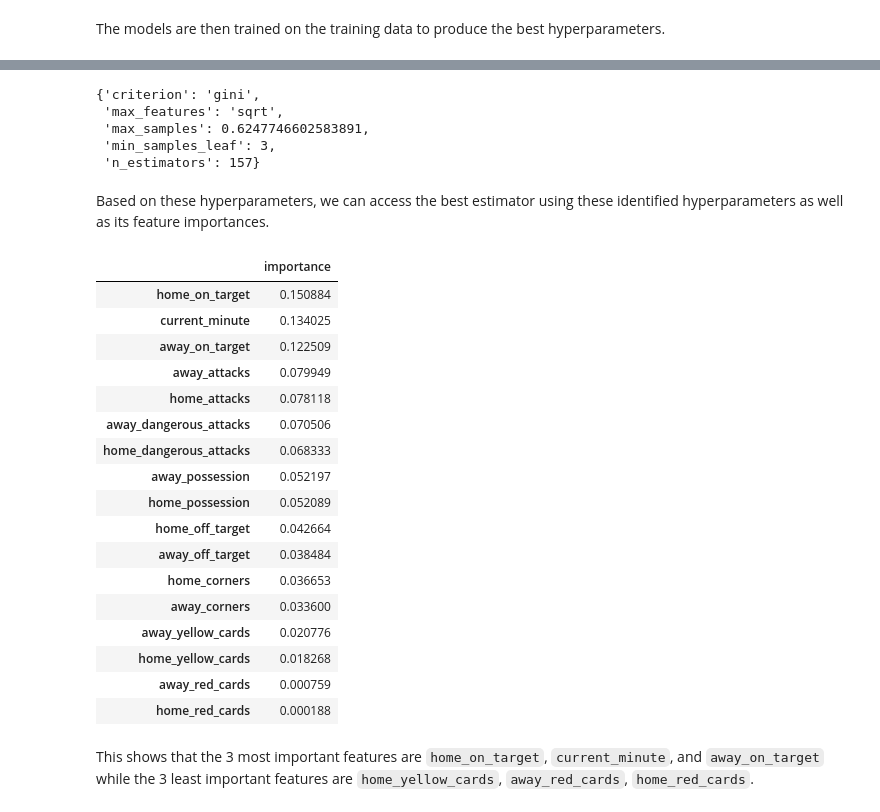
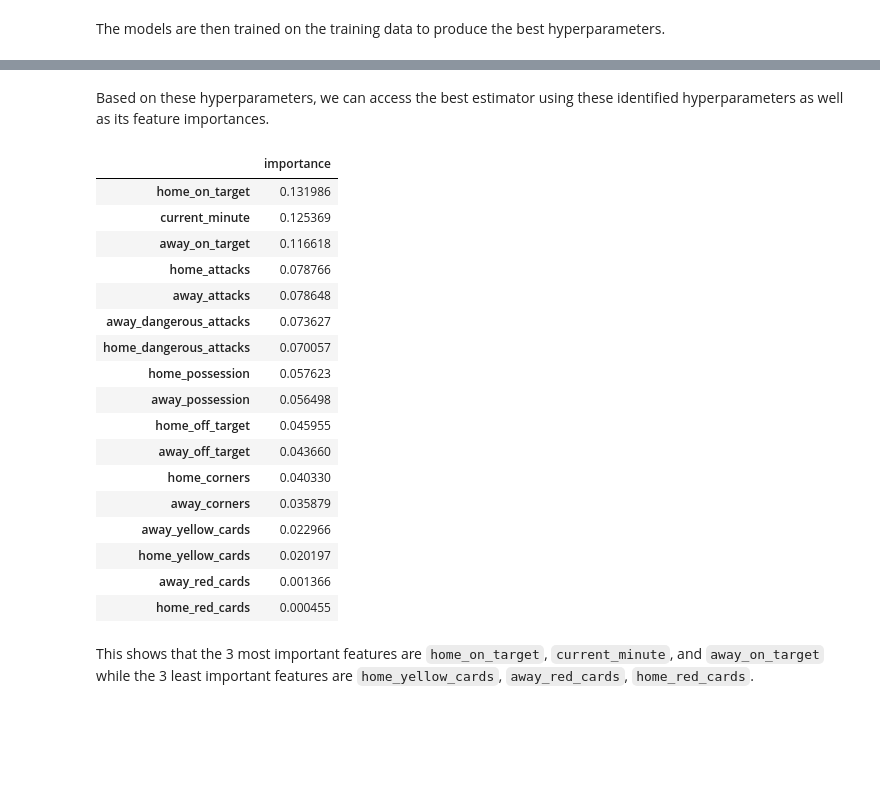
Before and after one commit to boofmax/STINTSY_MCO, a Jupyter notebook: STINTSY_MCO.ipynb, the cells around one changed output, grey strips where cells are left out. Saved outputs shown, nothing was run; the diff lists cells and outputs as text; code cells hidden in the pictures; blank space fills up the shorter version.

```diff
--- a/STINTSY_MCO.ipynb
+++ b/STINTSY_MCO.ipynb
@@ -401,7 +401,7 @@ Here we extract the target values for each instance which will be assigned to th
 2. Else if `home_score` < `away_score`, `target` = 1
 3. Else `target` = 2 (indicating that the scores are equal)
 # %%
-data['target'] = np.where(data['home_score'] > data['away_score'], 0, np.where(data['home_score'] < data['away_score'], 1, 2))
+data['target'] = np.where(data['home_score'] > data['away_score'], "Home Advantage", np.where(data['home_score'] < data['away_score'], "Away Advantage", "Balanced"))
 # %%
 print(data['target'])
 # %% [output]
@@ -479,6 +479,6 @@ A `RandomForestClassifer` object is created and trained with default hyperparame
 
 These hyperparameters were selected given that they were described to have most influence on performance and extraction of feature importance *(Probst et al., 2019)*.
 # %%
-rfc = RandomForestClassifier(random_state=random_state)
+rfc = RandomForestClassifier(random_state=random_state, n_jobs=-1)
 rfc.fit(X_train, y_train)
 # %% [output]
@@ -505,16 +505,16 @@ The above accuracies show that the model performs very well on the training set
 We define the search space for hyperparameter tuning:
 # %%
 hyperparameters_rf = {
-    'n_estimators': randint(50, 300),
+    'n_estimators': [50, 100, 200, 300],
     'criterion': ['gini', 'entropy', 'log_loss'],
-    'min_samples_leaf': randint(1, 10),
+    'min_samples_leaf': [1, 2, 4, 6, 8, 10],
     'max_features': ['sqrt', 'log2', None],
-    'max_samples': uniform(0.1, 1.0)
+    'max_samples': [0.1, 0.3, 0.5, 0.7, 0.9]
 }
 # %% [markdown]
 To tune the hyperparameters of the Random Forest model, the `RandomizedSearchCV` class will be used. We set the the number of combinations to try (n_iter) to `10` and the number of cross valdiation folds to `5`.
 # %%
-rsr = RandomizedSearchCV(estimator=rfc, param_distributions=hyperparameters_rf, n_iter=10, cv=5, random_state=42)
+rsr = RandomizedSearchCV(estimator=rfc, param_distributions=hyperparameters_rf, n_iter=20, cv=7, random_state=42)
 # %% [markdown]
 The models are then trained on the training data to produce the best hyperparameters.
 # %%
@@ -548,38 +534,32 @@ RandomizedSearchCV(cv=5, estimator=RandomForestClassifier(random_state=42),
 # %%
-rsr.best_params_
+hyperparameters_rf_best = rsr.best_params_
-# %% [output]
-{'criterion': 'gini',
- 'max_features': 'sqrt',
- 'max_samples': 0.6247746602583891,
- 'min_samples_leaf': 3,
- 'n_estimators': 157}
 # %% [markdown]
 Based on these hyperparameters, we can access the best estimator using these identified hyperparameters as well as its feature importances.
 # %%
-best_estimator = rsr.best_estimator_
+best_estimator_rf = rsr.best_estimator_
 
-feature_importance = best_estimator.feature_importances_
+feature_importance = best_estimator_rf.feature_importances_
 df_rfc_importance = pd.DataFrame(data=feature_importance, index=data.drop(["target"], axis=1).columns, columns=["importance"])
 df_rfc_importance.sort_values(by="importance", ascending=False)
 # %% [output]
 |  | importance |
-| home_on_target | 0.150884 |
-| current_minute | 0.134025 |
-| away_on_target | 0.122509 |
-| away_attacks | 0.079949 |
-| home_attacks | 0.078118 |
-| away_dangerous_attacks | 0.070506 |
-| home_dangerous_attacks | 0.068333 |
-| away_possession | 0.052197 |
-| home_possession | 0.052089 |
-| home_off_target | 0.042664 |
-| away_off_target | 0.038484 |
-| home_corners | 0.036653 |
-| away_corners | 0.033600 |
-| away_yellow_cards | 0.020776 |
-| home_yellow_cards | 0.018268 |
-| away_red_cards | 0.000759 |
-| home_red_cards | 0.000188 |
+| home_on_target | 0.131986 |
+| current_minute | 0.125369 |
+| away_on_target | 0.116618 |
+| home_attacks | 0.078766 |
+| away_attacks | 0.078648 |
+| away_dangerous_attacks | 0.073627 |
+| home_dangerous_attacks | 0.070057 |
+| home_possession | 0.057623 |
+| away_possession | 0.056498 |
+| home_off_target | 0.045955 |
+| away_off_target | 0.043660 |
+| home_corners | 0.040330 |
+| away_corners | 0.035879 |
+| away_yellow_cards | 0.022966 |
+| home_yellow_cards | 0.020197 |
+| away_red_cards | 0.001366 |
+| home_red_cards | 0.000455 |
 # %% [markdown]
 This shows that the 3 most important features are `home_on_target`, `current_minute`, and `away_on_target` while the 3 least important features are `home_yellow_cards`, `away_red_cards`, `home_red_cards`.
 # %% [markdown]
```
Also changed, not shown: parts of 23 cells of this notebook.
